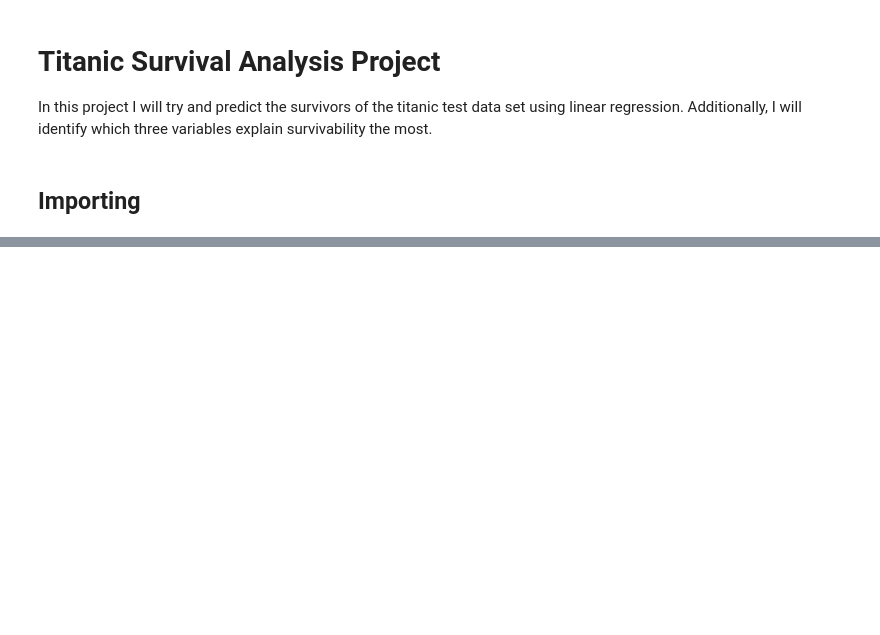
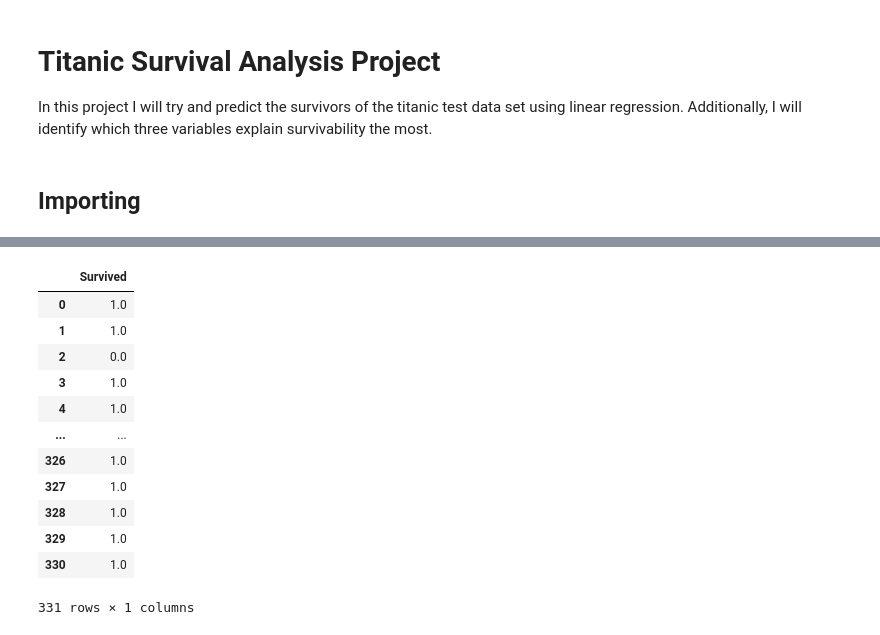
Before and after one commit to austinkirwin/public-projects, a Jupyter notebook: Python_projects/Titanic_project/Titanic_Survival.ipynb, the cells around one changed output, grey strips where cells are left out. Cells and saved outputs as stored; diff of their text form; code cells hidden in the pictures; blank space fills up the shorter version.

```diff
--- a/Python_projects/Titanic_project/Titanic_Survival.ipynb
+++ b/Python_projects/Titanic_project/Titanic_Survival.ipynb
@@ -29,0 +36,34 @@ train_data.head()
+# %%
+# Splitting the training data and removing NaN values
+train_data = train_data.dropna()
+# Features matrix
+train_feature = train_data.drop(['Survived'], axis = 1)
+# Target variable
+train_target = train_data['Survived']
+# %%
+# Dropping unnecessary variables
+train_feature = train_feature.drop(['Name','Ticket','Cabin','Embarked','Sex'], axis = 1)
+# %%
+# Compiling and fitting the full model
+full_model = LinearRegression()
+full_model.fit(train_feature, train_target)
+
+prediction_values = full_model.predict(test_data.drop(['Cabin','Embarked','Name','Sex','Ticket'], axis = 1).dropna(),)
+# %%
+final_preds = pd.DataFrame(prediction_values)
+final_preds.columns = ['Survived']
+final_preds
+# %% [output]
+|  | Survived |
+| 0 | 1.0 |
+| 1 | 1.0 |
+| 2 | 0.0 |
+| 3 | 1.0 |
+| 4 | 1.0 |
+| ... | ... |
+| 326 | 1.0 |
+| 327 | 1.0 |
+| 328 | 1.0 |
+| 329 | 1.0 |
+| 330 | 1.0 |
+331 rows × 1 columns
```
Also changed, not shown: parts of 4 cells of this notebook.
